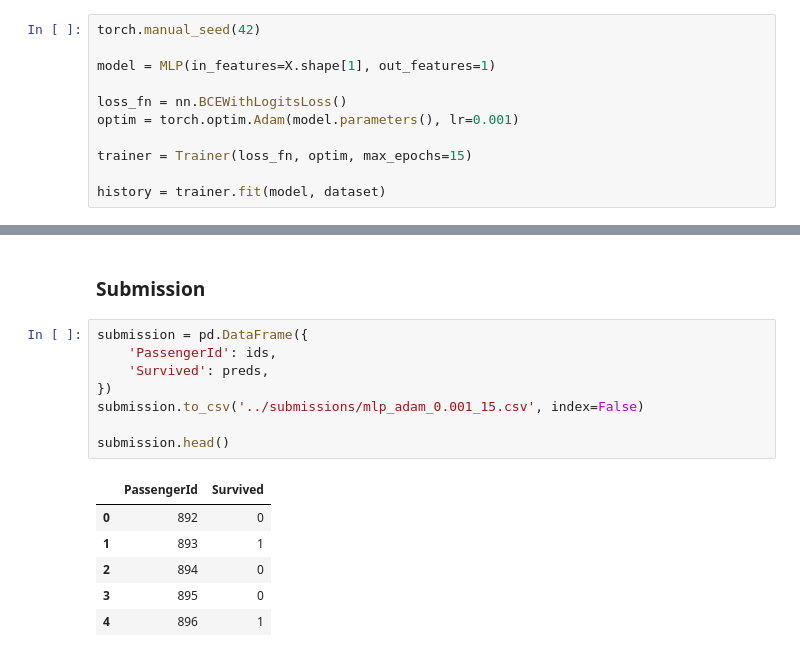
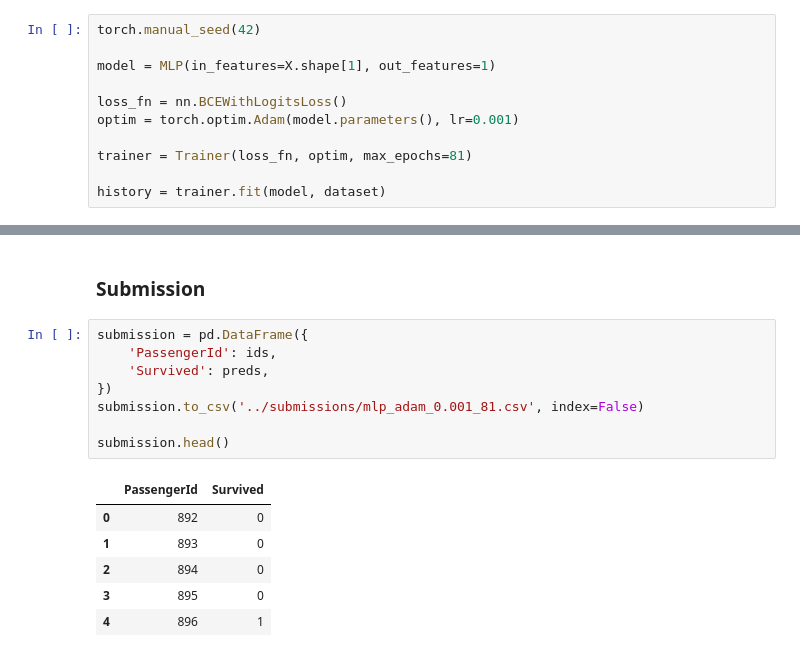
Before and after one commit to leoAshu/kaggle-kit, a Jupyter notebook: competitions/titanic/notebooks/02_mlp.ipynb, the cells around one changed output, grey strips where cells are left out. Saved outputs shown, nothing was run; the diff lists cells and outputs as text.

```diff
--- a/competitions/titanic/notebooks/02_mlp.ipynb
+++ b/competitions/titanic/notebooks/02_mlp.ipynb
@@ -145,7 +145,7 @@ model = MLP(in_features=X.shape[1], out_features=1)
 loss_fn = nn.BCEWithLogitsLoss()
 optim = torch.optim.Adam(model.parameters(), lr=0.001)
 
-trainer = Trainer(loss_fn, optim, max_epochs=15)
+trainer = Trainer(loss_fn, optim, max_epochs=81)
 
 history = trainer.fit(model, dataset)
 # %% [markdown]
@@ -172,15 +172,15 @@ torch.Size([418])
 # %%
 submission = pd.DataFrame({
     'PassengerId': ids,
     'Survived': preds,
 })
-submission.to_csv('../submissions/mlp_adam_0.001_15.csv', index=False)
+submission.to_csv('../submissions/mlp_adam_0.001_81.csv', index=False)
 
 submission.head()
 # %% [output]
 |  | PassengerId | Survived |
 | 0 | 892 | 0 |
-| 1 | 893 | 1 |
+| 1 | 893 | 0 |
 | 2 | 894 | 0 |
 | 3 | 895 | 0 |
 | 4 | 896 | 1 |
```
Also changed, not shown: parts of 8 cells of this notebook, 3 other files.
